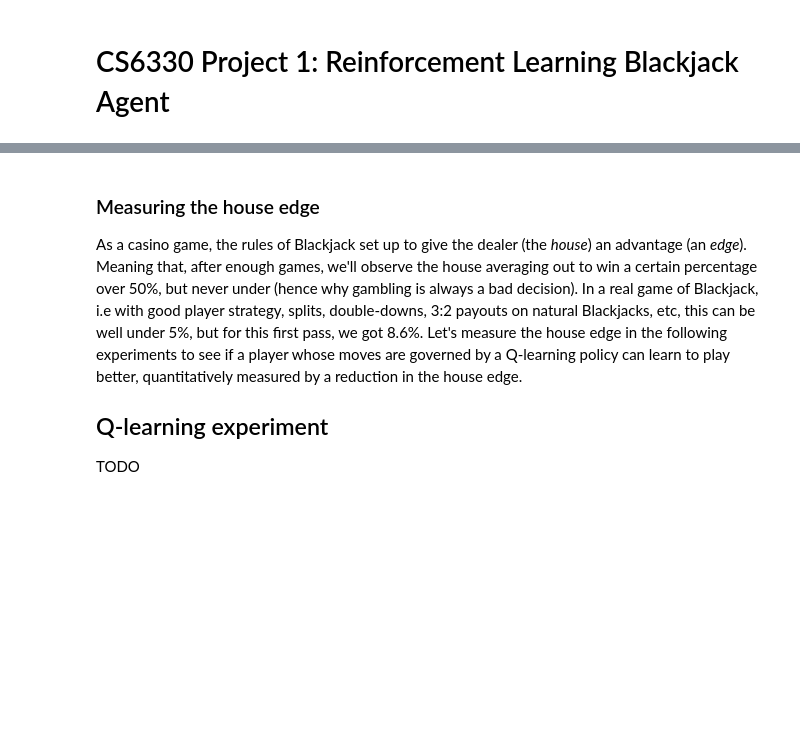
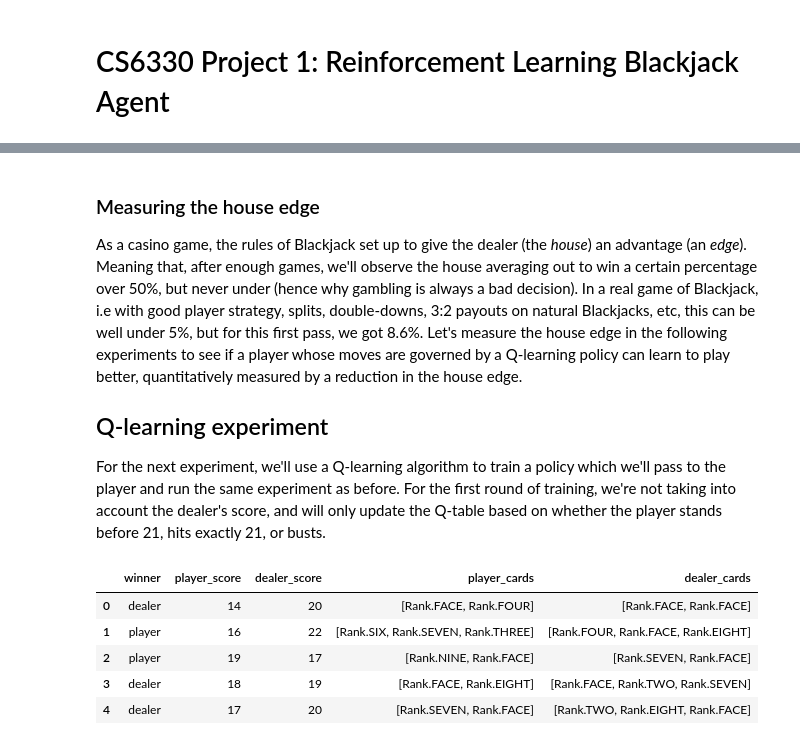
Before and after one commit to schledererj/cs6330-project-1, a Jupyter notebook: blackjack_ai.ipynb, the cells around one changed output, grey strips where cells are left out. Drawn from its saved outputs; the diff is of its cells as text; code cells hidden in the pictures; blank space fills up the shorter version.

```diff
--- a/blackjack_ai.ipynb
+++ b/blackjack_ai.ipynb
@@ -36,7 +49,7 @@ As a casino game, the rules of Blackjack set up to give the dealer (the _house_)
 
 ## Q-learning experiment
 
-TODO
+For the next experiment, we'll use a Q-learning algorithm to train a policy which we'll pass to the player and run the same experiment as before. For the first round of training, we're not taking into account the dealer's score, and will only update the Q-table based on whether the player stands before 21, hits exactly 21, or busts.
 # %%
 trainer = blackjack.QLearningTrainer()
 trainer.optimize_q_table()
@@ -45,0 +61,10 @@ trainer.compile_policy_from_trained_q_table()
+# %%
+df = pd.DataFrame(games)
+df.head()
+# %% [output]
+|  | winner | player_score | dealer_score | player_cards | dealer_cards |
+| 0 | dealer | 14 | 20 | [Rank.FACE, Rank.FOUR] | [Rank.FACE, Rank.FACE] |
+| 1 | player | 16 | 22 | [Rank.SIX, Rank.SEVEN, Rank.THREE] | [Rank.FOUR, Rank.FACE, Rank.EIGHT] |
+| 2 | player | 19 | 17 | [Rank.NINE, Rank.FACE] | [Rank.SEVEN, Rank.FACE] |
+| 3 | dealer | 18 | 19 | [Rank.FACE, Rank.EIGHT] | [Rank.FACE, Rank.TWO, Rank.SEVEN] |
+| 4 | dealer | 17 | 20 | [Rank.SEVEN, Rank.FACE] | [Rank.TWO, Rank.EIGHT, Rank.FACE] |
```
Also changed, not shown: parts of 17 cells of this notebook, 1 other file.
